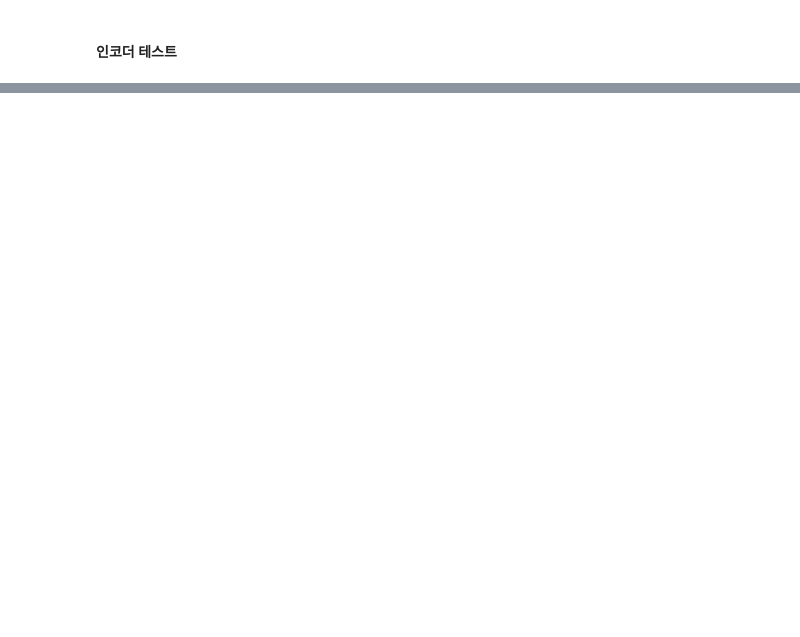
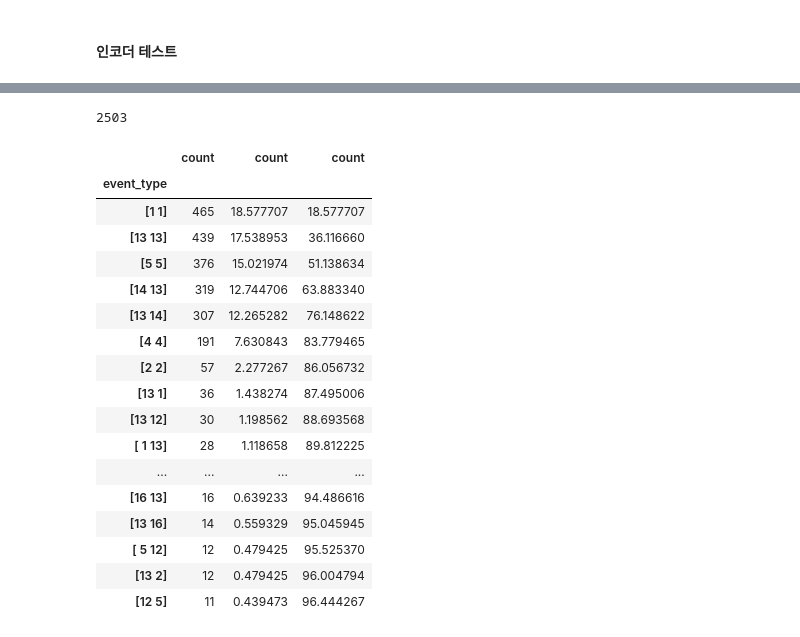
Before and after one commit to saeraniren/intermediate_project, a Jupyter notebook: USB_main_with_encoding.ipynb, the cells around one changed output, grey strips where cells are left out. Cells and saved outputs as stored; diff of their text form; code cells hidden in the pictures; blank space fills up the shorter version.

```diff
--- a/USB_main_with_encoding.ipynb
+++ b/USB_main_with_encoding.ipynb
@@ -430,0 +918,11 @@ type: ['email' 'facebook' 'google' 'kakao' 'naver']
+# %%
+# separate 2022 / 2023
+enter_lesson_2022 = big_df[big_df['client_event_time'].dt.year == 2022]
+print(enter_lesson_2022.shape[0])
+enter_lesson_2023 = big_df[big_df['client_event_time'].dt.year == 2023]
+print(enter_lesson_2023.shape[0])
+
+DF_2022 = DF[DF['client_event_time'].dt.year == 2022]
+print(DF_2022.shape[0])
+DF_2023 = DF[DF['client_event_time'].dt.year == 2023]
+print(DF_2023.shape[0])
@@ -430,0 +959,5 @@ type: ['email' 'facebook' 'google' 'kakao' 'naver']
+# %%
+df_2023 = concat_enc_df_int32(DF_2023, enter_lesson_2023)
+
+display(df_2023.head(5))
+display(df_2023.info())
@@ -430,0 +992,5 @@ type: ['email' 'facebook' 'google' 'kakao' 'naver']
+# %%
+core_col = ['client_event_time', 'user_id', 'event_type']
+# %%
+com_df_23 = df_2023[core_col]
+com_df_23
@@ -430,0 +1052,39 @@ type: ['email' 'facebook' 'google' 'kakao' 'naver']
+# %%
+temp = com_df_23[com_df_23['user_id'] != 0].groupby(['user_id', 'client_event_time'])['client_event_time']\
+    .count()\
+    .sort_values(ascending=False)
+
+if temp.max() > 1:
+    mask = com_df_23.duplicated(subset=['user_id', 'client_event_time'], keep=False)
+
+result = com_df_23[mask]\
+    .groupby(['user_id', 'client_event_time'])['event_type']\
+    .agg(lambda x: str(x.values))\
+    .value_counts()
+rate = result / result.sum() * 100
+rate_cum = rate.cumsum()
+
+print(result.sum())
+
+result = pd.concat([result, rate, rate_cum], axis = 1)
+display(result.head(20))
+# %% [output]
+2503
+|  | count | count | count |
+| event_type |  |  |  |
+| [1 1] | 465 | 18.577707 | 18.577707 |
+| [13 13] | 439 | 17.538953 | 36.116660 |
+| [5 5] | 376 | 15.021974 | 51.138634 |
+| [14 13] | 319 | 12.744706 | 63.883340 |
+| [13 14] | 307 | 12.265282 | 76.148622 |
+| [4 4] | 191 | 7.630843 | 83.779465 |
+| [2 2] | 57 | 2.277267 | 86.056732 |
+| [13 1] | 36 | 1.438274 | 87.495006 |
+| [13 12] | 30 | 1.198562 | 88.693568 |
+| [ 1 13] | 28 | 1.118658 | 89.812225 |
+| ... | ... | ... | ... |
+| [16 13] | 16 | 0.639233 | 94.486616 |
+| [13 16] | 14 | 0.559329 | 95.045945 |
+| [ 5 12] | 12 | 0.479425 | 95.525370 |
+| [13 2] | 12 | 0.479425 | 96.004794 |
+| [12 5] | 11 | 0.439473 | 96.444267 |
```
Also changed, not shown: parts of 35 cells of this notebook.
